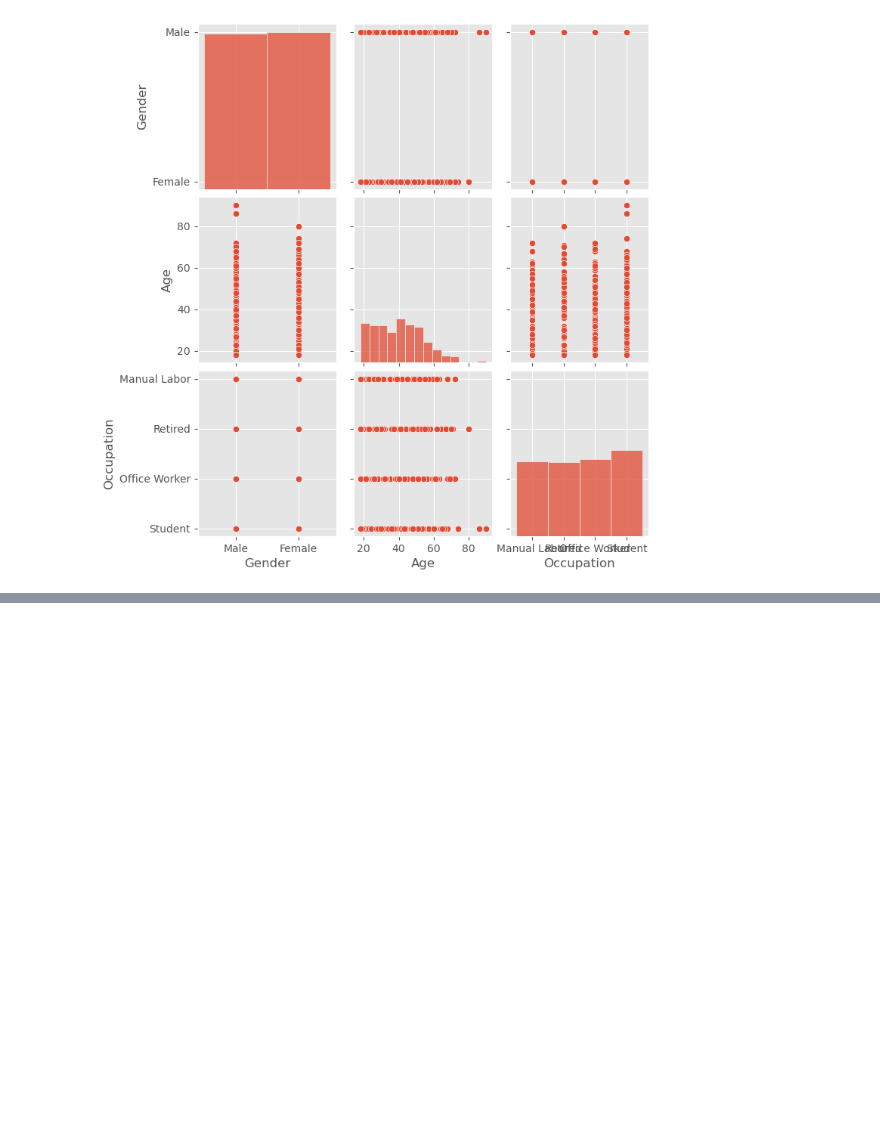
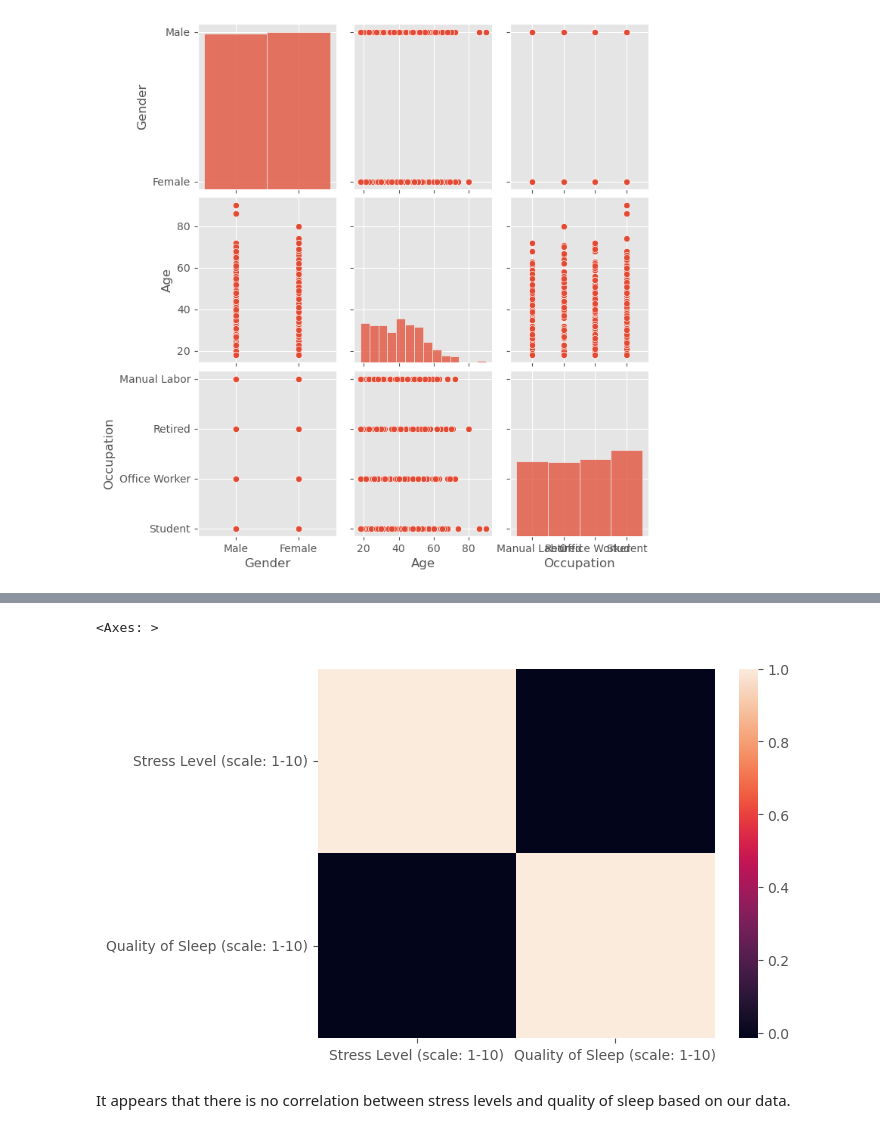
Before and after one commit to samjian8/Sleep_Lifestyle_Analysis, a Jupyter notebook: main.ipynb, the cells around one changed output, grey strips where cells are left out. Saved outputs shown, nothing was run; the diff lists cells and outputs as text; code cells hidden in the pictures; blank space fills up the shorter version.

```diff
--- a/main.ipynb
+++ b/main.ipynb
@@ -152,0 +207,7 @@ sns.pairplot(df, vars=['Gender',
+# %%
+sns.heatmap(df_corr1)
+# %% [output]
+<Axes: >
+[figure, added]
+# %% [markdown]
+It appears that there is no correlation between stress levels and quality of sleep based on our data.
```
Also changed, not shown: parts of 6 cells of this notebook, 1 other file.
